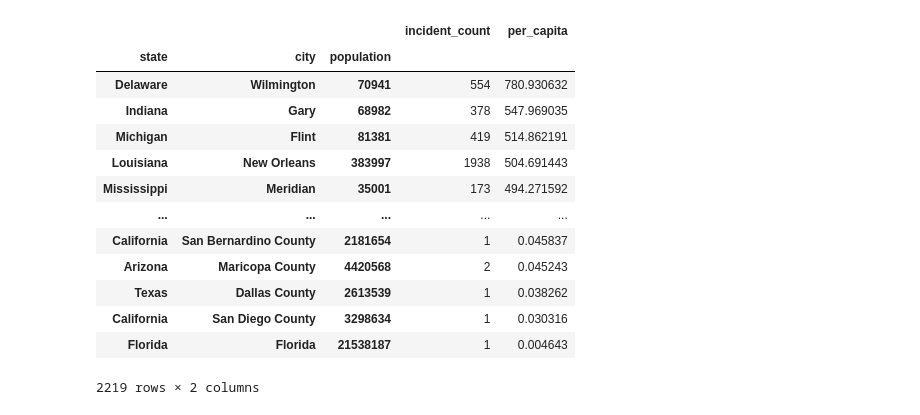
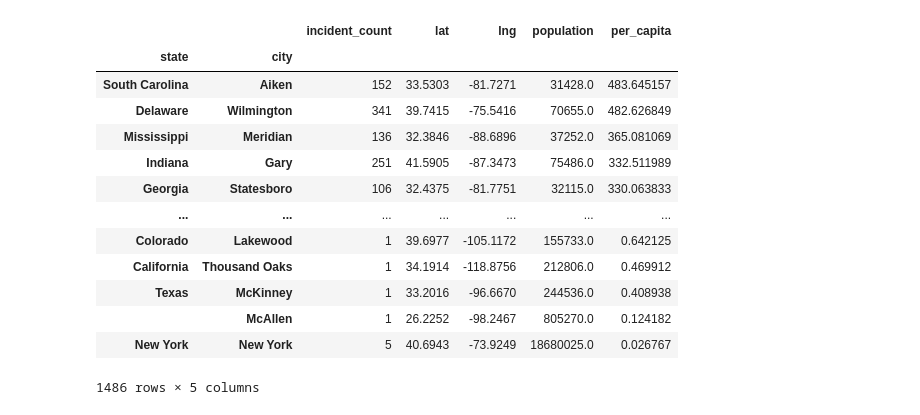
Before and after one commit to bfraser4/Project-3-Gun-Incidents, a Jupyter notebook: Original Files/gun-violence.ipynb, the cells around one changed output. Saved outputs shown, nothing was run; the diff lists cells and outputs as text; code cells hidden in the pictures.

```diff
--- a/Original Files/gun-violence.ipynb
+++ b/Original Files/gun-violence.ipynb
@@ -52,4 +69,15 @@ raw_data['incident_count'] = 1
+# %%
+cities= pd.read_csv('uscities.csv')
+coord = cities[['state_name','city', 'lat', 'lng', 'population']]
+
+coord.reset_index()
+coord.set_index(['state_name', 'city'], inplace=True)
+coord.index = coord.index.set_names('state', level=0)
 # %%
 
-grouped_series = raw_data.groupby(['state', 'city_or_county', 'population'])['incident_count'].sum().sort_values(ascending=False)
+
+grouped_series = raw_data_filtered.groupby(['state', 'city'])['incident_count'].sum().sort_values(ascending=False)
 grouped_series
+grouped_df = grouped_series.to_frame()
+grouped_df.head()
+grouped_df.to_csv('grouped_df.csv')
@@ -58,6 +83,0 @@ Series([], Name: incident_count, dtype: int64)
-# %%
-# Create a dataframe from series. Rename one of the indexes
-
-grouped_df = grouped_series.to_frame()
-grouped_df.index = grouped_df.index.set_names('city', level=1)
-grouped_df.head()
@@ -72,18 +84,23 @@ grouped_df.head()
+# %%
+grouped_df= pd.merge(grouped_df, coord, how='left', on=['state', 'city'])
+grouped_df
+grouped_df.to_csv('grouped_df.csv')
 # %%
 grouped_df['per_capita'] = grouped_df.eval('(incident_count/population)*100000')
-grouped_df.sort_values(by='per_capita', ascending=False)
+grouped_filtered = grouped_df.loc[(grouped_df['population'] > 25000)]
+grouped_filtered.sort_values(by='per_capita', ascending=False)
 # %% [output]
-|  |  |  | incident_count | per_capita |
-| state | city | population |  |  |
-| Delaware | Wilmington | 70941 | 554 | 780.930632 |
-| Indiana | Gary | 68982 | 378 | 547.969035 |
-| Michigan | Flint | 81381 | 419 | 514.862191 |
-| Louisiana | New Orleans | 383997 | 1938 | 504.691443 |
-| Mississippi | Meridian | 35001 | 173 | 494.271592 |
-| ... | ... | ... | ... | ... |
-| California | San Bernardino County | 2181654 | 1 | 0.045837 |
-| Arizona | Maricopa County | 4420568 | 2 | 0.045243 |
-| Texas | Dallas County | 2613539 | 1 | 0.038262 |
-| California | San Diego County | 3298634 | 1 | 0.030316 |
-| Florida | Florida | 21538187 | 1 | 0.004643 |
+|  |  | incident_count | lat | lng | population | per_capita |
+| state | city |  |  |  |  |  |
+| South Carolina | Aiken | 152 | 33.5303 | -81.7271 | 31428.0 | 483.645157 |
+| Delaware | Wilmington | 341 | 39.7415 | -75.5416 | 70655.0 | 482.626849 |
+| Mississippi | Meridian | 136 | 32.3846 | -88.6896 | 37252.0 | 365.081069 |
+| Indiana | Gary | 251 | 41.5905 | -87.3473 | 75486.0 | 332.511989 |
+| Georgia | Statesboro | 106 | 32.4375 | -81.7751 | 32115.0 | 330.063833 |
+| ... | ... | ... | ... | ... | ... | ... |
+| Colorado | Lakewood | 1 | 39.6977 | -105.1172 | 155733.0 | 0.642125 |
+| California | Thousand Oaks | 1 | 34.1914 | -118.8756 | 212806.0 | 0.469912 |
+| Texas | McKinney | 1 | 33.2016 | -96.6670 | 244536.0 | 0.408938 |
+|  | McAllen | 1 | 26.2252 | -98.2467 | 805270.0 | 0.124182 |
+| New York | New York | 5 | 40.6943 | -73.9249 | 18680025.0 | 0.026767 |
-2219 rows × 2 columns
+1486 rows × 5 columns
```
Also changed, not shown: parts of 25 cells of this notebook, 5 other files.
